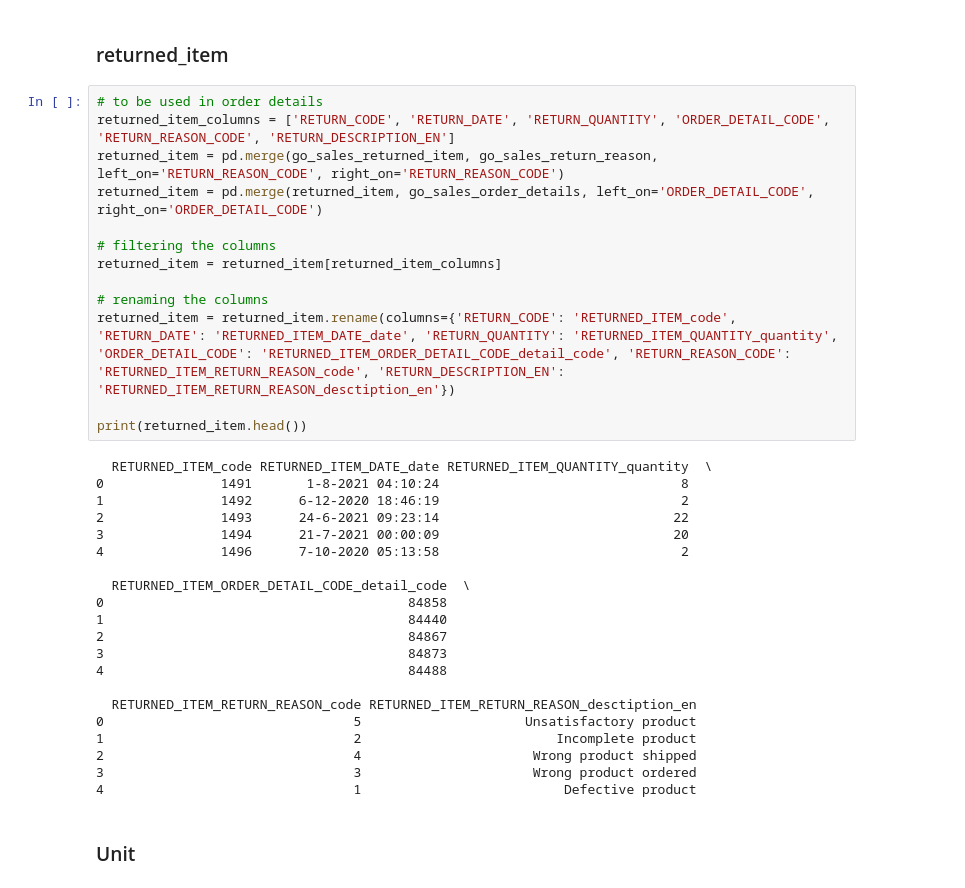
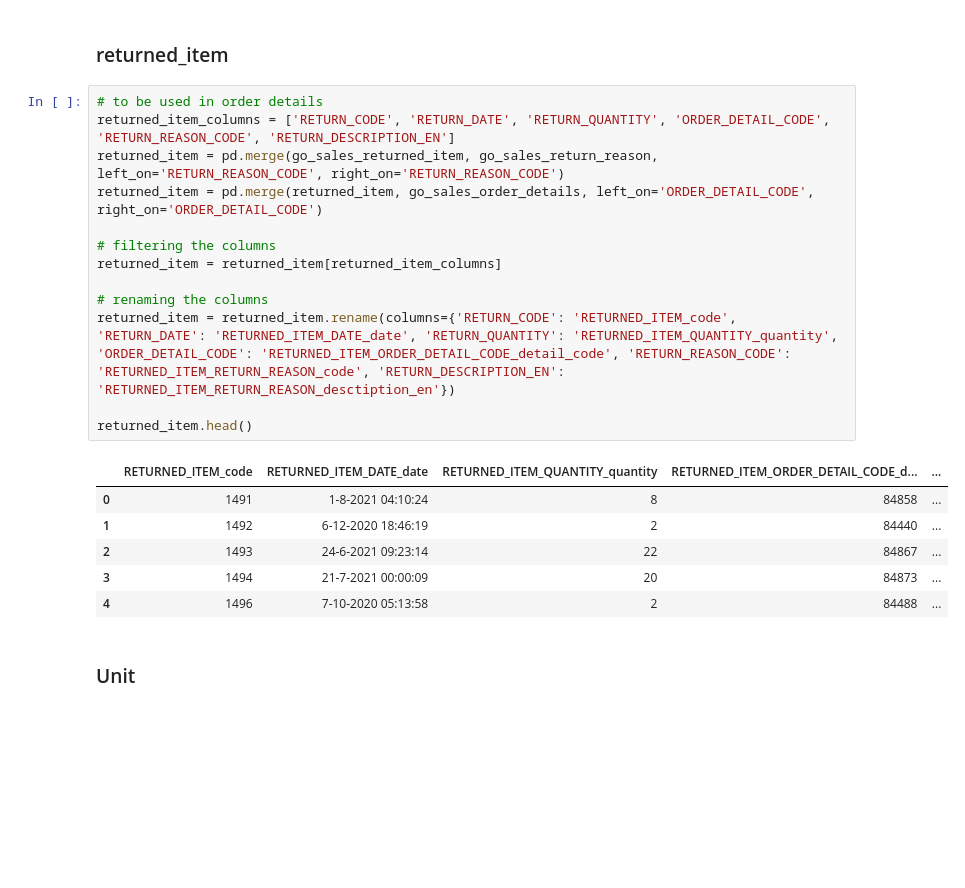
Before and after one commit to Nrojt/SE4-DEDS-Pyhton-opdrachten, a Jupyter notebook: week 4/4.3/Practicum_4.3.ipynb, the cells around one changed output. Cells and saved outputs as stored; diff of their text form; blank space fills up the shorter version.

```diff
--- a/week 4/4.3/Practicum_4.3.ipynb
+++ b/week 4/4.3/Practicum_4.3.ipynb
@@ -270,37 +271,23 @@ Combineren van de brondata om tot ons ETL te komen
 # %%
 # to be used in order details
 returned_item_columns = ['RETURN_CODE', 'RETURN_DATE', 'RETURN_QUANTITY', 'ORDER_DETAIL_CODE', 'RETURN_REASON_CODE', 'RETURN_DESCRIPTION_EN']
 returned_item = pd.merge(go_sales_returned_item, go_sales_return_reason, left_on='RETURN_REASON_CODE', right_on='RETURN_REASON_CODE')
 returned_item = pd.merge(returned_item, go_sales_order_details, left_on='ORDER_DETAIL_CODE', right_on='ORDER_DETAIL_CODE')
 
 # filtering the columns
 returned_item = returned_item[returned_item_columns]
 
 # renaming the columns
 returned_item = returned_item.rename(columns={'RETURN_CODE': 'RETURNED_ITEM_code', 'RETURN_DATE': 'RETURNED_ITEM_DATE_date', 'RETURN_QUANTITY': 'RETURNED_ITEM_QUANTITY_quantity', 'ORDER_DETAIL_CODE': 'RETURNED_ITEM_ORDER_DETAIL_CODE_detail_code', 'RETURN_REASON_CODE': 'RETURNED_ITEM_RETURN_REASON_code', 'RETURN_DESCRIPTION_EN': 'RETURNED_ITEM_RETURN_REASON_desctiption_en'})
 
-print(returned_item.head())
+returned_item.head()
 # %% [output]
-  RETURNED_ITEM_code RETURNED_ITEM_DATE_date RETURNED_ITEM_QUANTITY_quantity  \
-0               1491       1-8-2021 04:10:24                               8
-1               1492      6-12-2020 18:46:19                               2
-2               1493      24-6-2021 09:23:14                              22
-3               1494      21-7-2021 00:00:09                              20
-4               1496      7-10-2020 05:13:58                               2
-
-  RETURNED_ITEM_ORDER_DETAIL_CODE_detail_code  \
-0                                       84858
-1                                       84440
-2                                       84867
-3                                       84873
-4                                       84488
-
-  RETURNED_ITEM_RETURN_REASON_code RETURNED_ITEM_RETURN_REASON_desctiption_en
-0                                5                     Unsatisfactory product
-1                                2                         Incomplete product
-2                                4                      Wrong product shipped
-3                                3                      Wrong product ordered
-4                                1                          Defective product
+|  | RETURNED_ITEM_code | RETURNED_ITEM_DATE_date | RETURNED_ITEM_QUANTITY_quantity | RETURNED_ITEM_ORDER_DETAIL_CODE_d... | ... |
+| 0 | 1491 | 1-8-2021 04:10:24 | 8 | 84858 | ... |
+| 1 | 1492 | 6-12-2020 18:46:19 | 2 | 84440 | ... |
+| 2 | 1493 | 24-6-2021 09:23:14 | 22 | 84867 | ... |
+| 3 | 1494 | 21-7-2021 00:00:09 | 20 | 84873 | ... |
+| 4 | 1496 | 7-10-2020 05:13:58 | 2 | 84488 | ... |
 # %% [markdown]
 ### Unit
 # %%
```
Also changed, not shown: parts of 56 cells of this notebook, 1 other file.
